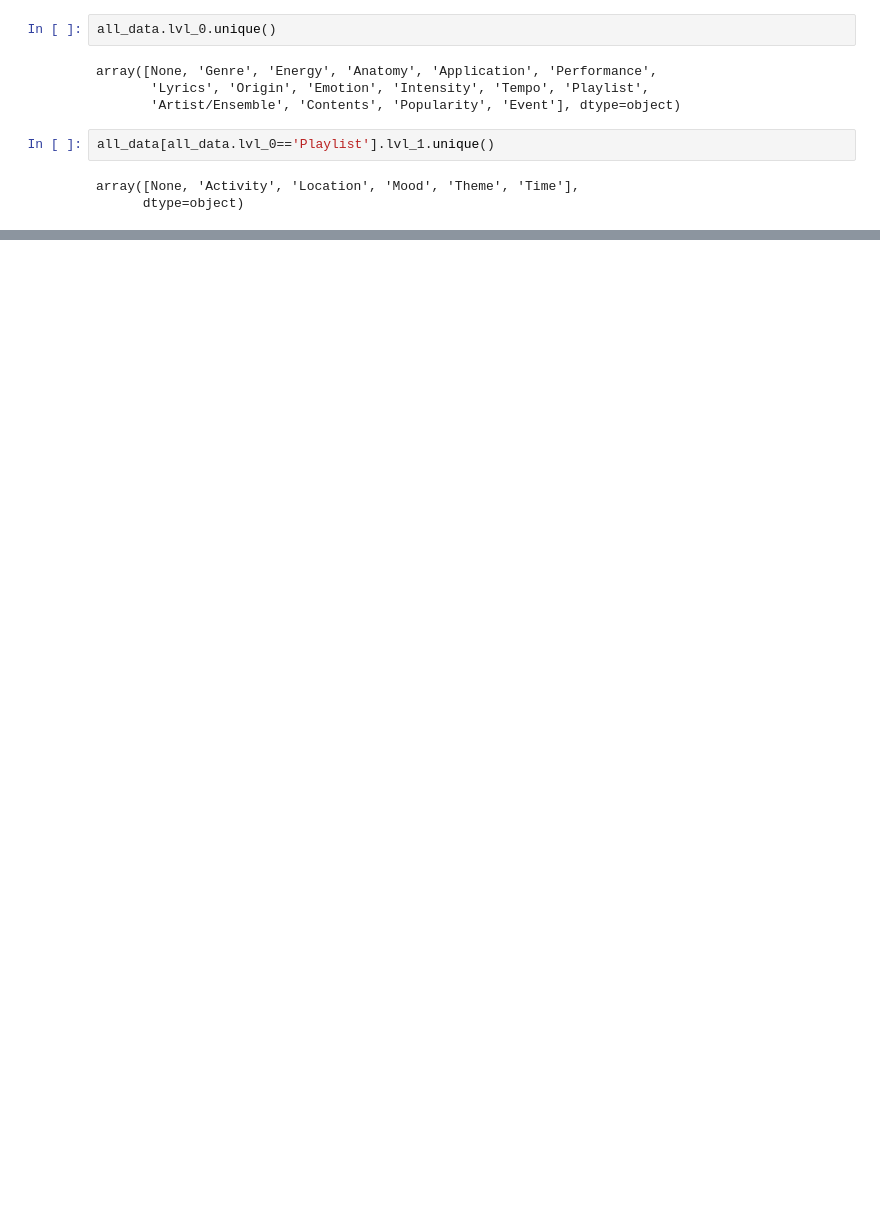
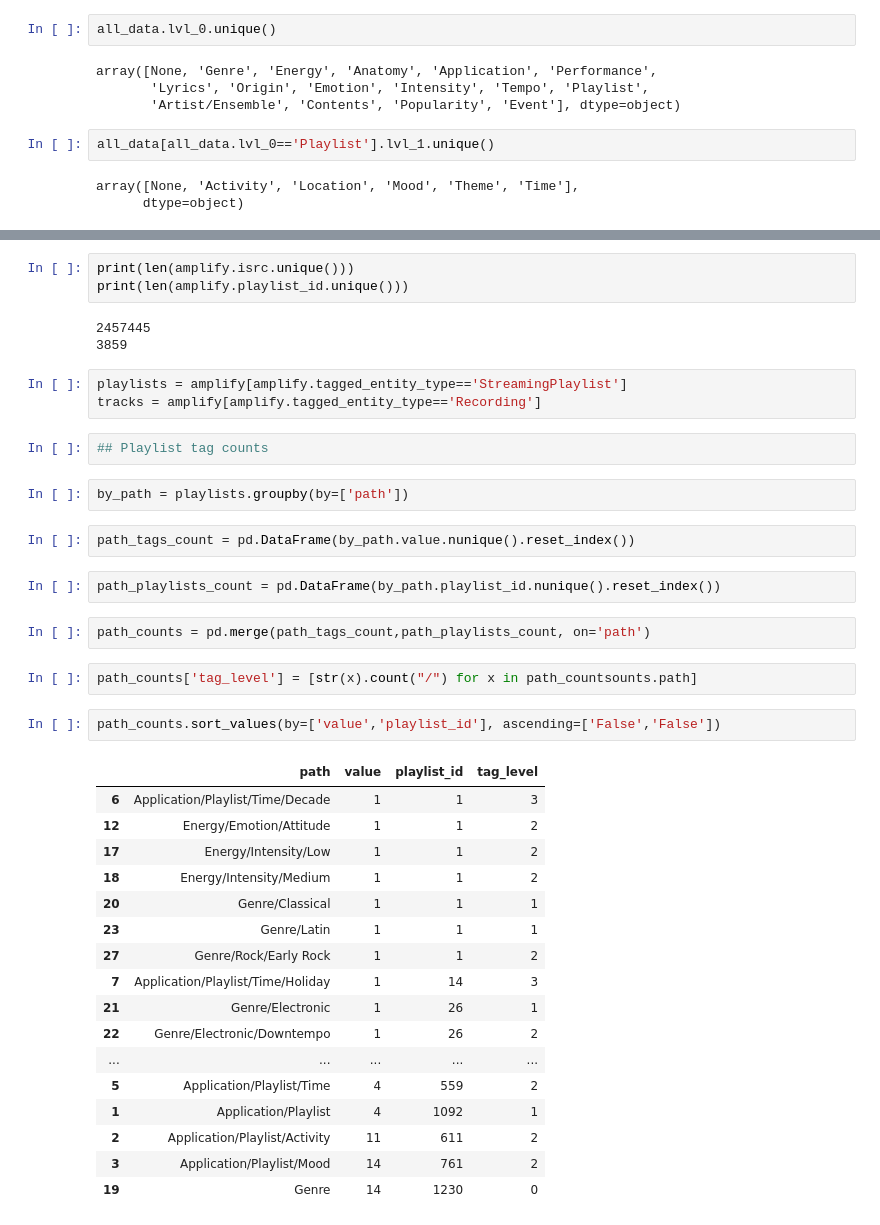
Before and after one commit to dmescherina/umg-backup, a Jupyter notebook: playlist_sequencing/get_taxonomy.ipynb, the cells around one changed output, grey strips where cells are left out. Drawn from its saved outputs; the diff is of its cells as text; blank space fills up the shorter version.

```diff
--- a/playlist_sequencing/get_taxonomy.ipynb
+++ b/playlist_sequencing/get_taxonomy.ipynb
@@ -129,0 +195,41 @@ all_data[(all_data.lvl_0=='Playlist')&(all_data.lvl_1.isnull()==True)]
+# %%
+print(len(amplify.isrc.unique()))
+print(len(amplify.playlist_id.unique()))
+# %% [output]
+2457445
+3859
+# %%
+playlists = amplify[amplify.tagged_entity_type=='StreamingPlaylist']
+tracks = amplify[amplify.tagged_entity_type=='Recording']
+# %%
+## Playlist tag counts
+# %%
+by_path = playlists.groupby(by=['path'])
+# %%
+path_tags_count = pd.DataFrame(by_path.value.nunique().reset_index())
+# %%
+path_playlists_count = pd.DataFrame(by_path.playlist_id.nunique().reset_index())
+# %%
+path_counts = pd.merge(path_tags_count,path_playlists_count, on='path')
+# %%
+path_counts['tag_level'] = [str(x).count("/") for x in path_countsounts.path]
+# %%
+path_counts.sort_values(by=['value','playlist_id'], ascending=['False','False'])
+# %% [output]
+|  | path | value | playlist_id | tag_level |
+| 6 | Application/Playlist/Time/Decade | 1 | 1 | 3 |
+| 12 | Energy/Emotion/Attitude | 1 | 1 | 2 |
+| 17 | Energy/Intensity/Low | 1 | 1 | 2 |
+| 18 | Energy/Intensity/Medium | 1 | 1 | 2 |
+| 20 | Genre/Classical | 1 | 1 | 1 |
+| 23 | Genre/Latin | 1 | 1 | 1 |
+| 27 | Genre/Rock/Early Rock | 1 | 1 | 2 |
+| 7 | Application/Playlist/Time/Holiday | 1 | 14 | 3 |
+| 21 | Genre/Electronic | 1 | 26 | 1 |
+| 22 | Genre/Electronic/Downtempo | 1 | 26 | 2 |
+| ... | ... | ... | ... | ... |
+| 5 | Application/Playlist/Time | 4 | 559 | 2 |
+| 1 | Application/Playlist | 4 | 1092 | 1 |
+| 2 | Application/Playlist/Activity | 11 | 611 | 2 |
+| 3 | Application/Playlist/Mood | 14 | 761 | 2 |
+| 19 | Genre | 14 | 1230 | 0 |
```
Also changed, not shown: parts of 21 cells of this notebook, 3 other files.
